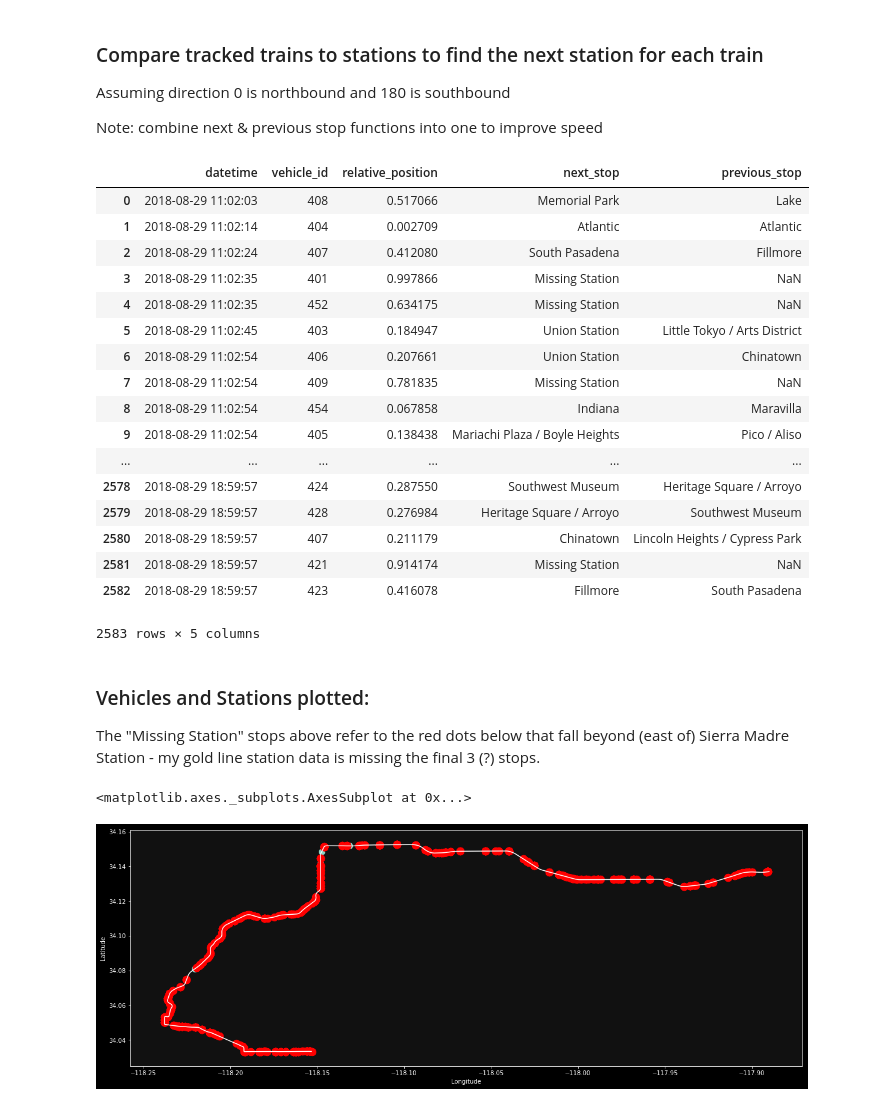
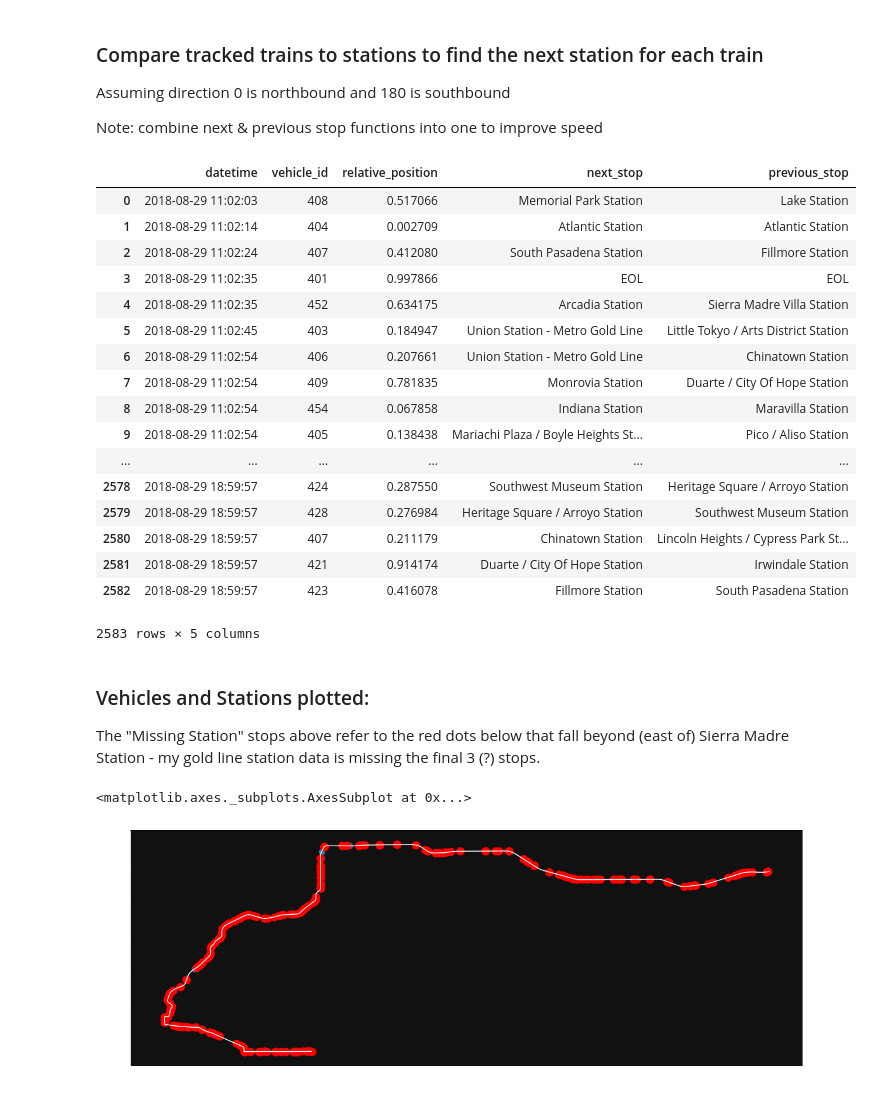
Before and after one commit to metro-ontime/analysis--deprecated, a Jupyter notebook: position_tracker.ipynb, the cells around one changed output. Saved outputs shown, nothing was run; the diff lists cells and outputs as text; code cells hidden in the pictures.

```diff
--- a/position_tracker.ipynb
+++ b/position_tracker.ipynb
@@ -16,0 +12,13 @@ gold_line_stations = stations[stations['MetroLine'] == 'Gold Line']
+# %%
+import geopandas as gpd
+import pandas as pd
+from shapely.geometry import Point
+
+#stations = gpd.read_file('shapefiles/Metro_Rail_Lines_Stops.shp')
+#gold_line_stations = stations[stations['MetroLine'] == 'Gold Line']
+stations = json.load(open('misc/GoldLineStationIds.json'))['items']
+stations = pd.DataFrame(stations)
+stations = gpd.GeoDataFrame(stations, geometry = [Point(xy) for xy in zip(stations.longitude, stations.latitude)])
+stations = stations.drop(['latitude', 'longitude'], axis=1)
+gold_line_stations = stations
+gold_line_stations
@@ -98,46 +122,48 @@ Note: combine next & previous stop functions into one to improve speed
 # %%
 def find_next_stop(relative_pos_of_train, direction):
     reverse = direction / 180
     for index, station in gold_line_stations_sorted.iterrows():
         if relative_pos_of_train < station.relative_position:
             stop_index = max(index - reverse, 0)
             return gold_line_stations_sorted.loc[stop_index]
 
 def find_previous_stop(relative_pos_of_train, direction):
     reverse = direction / 180
     for index, station in gold_line_stations_sorted.iterrows():
         if relative_pos_of_train < station.relative_position:
             previous_stop = max(index - 1 + reverse, 0)
             return gold_line_stations_sorted.loc[previous_stop]
 
 for index, train in analysis_window.iterrows():
-    if train.relative_position < 0.62:
-        next_stop = find_next_stop(train.relative_position, train.direction)
-        previous_stop = find_previous_stop(train.relative_position, train.direction)
-        analysis_window.loc[index, 'next_stop'] = next_stop['Station']
-        analysis_window.loc[index, 'previous_stop'] = previous_stop['Station']
-    else:
-        analysis_window.loc[index, 'next_stop'] = 'Missing Station'
-
+  next_stop = find_next_stop(train.relative_position, train.direction)
+  previous_stop = find_previous_stop(train.relative_position, train.direction)
+  if (next_stop is not None):
+    analysis_window.loc[index, 'next_stop'] = next_stop['display_name']
+  else:
+    analysis_window.loc[index, 'next_stop'] = 'EOL'
+  if (previous_stop is not None):
+    analysis_window.loc[index, 'previous_stop'] = previous_stop['display_name']
+  else:
+    analysis_window.loc[index, 'previous_stop'] = 'EOL'
 analysis_window[['datetime', 'vehicle_id', 'relative_position', 'next_stop', 'previous_stop']]
 # %% [output]
 |  | datetime | vehicle_id | relative_position | next_stop | previous_stop |
-| 0 | 2018-08-29 11:02:03 | 408 | 0.517066 | Memorial Park | Lake |
-| 1 | 2018-08-29 11:02:14 | 404 | 0.002709 | Atlantic | Atlantic |
-| 2 | 2018-08-29 11:02:24 | 407 | 0.412080 | South Pasadena | Fillmore |
-| 3 | 2018-08-29 11:02:35 | 401 | 0.997866 | Missing Station | NaN |
-| 4 | 2018-08-29 11:02:35 | 452 | 0.634175 | Missing Station | NaN |
-| 5 | 2018-08-29 11:02:45 | 403 | 0.184947 | Union Station | Little Tokyo / Arts District |
-| 6 | 2018-08-29 11:02:54 | 406 | 0.207661 | Union Station | Chinatown |
-| 7 | 2018-08-29 11:02:54 | 409 | 0.781835 | Missing Station | NaN |
-| 8 | 2018-08-29 11:02:54 | 454 | 0.067858 | Indiana | Maravilla |
-| 9 | 2018-08-29 11:02:54 | 405 | 0.138438 | Mariachi Plaza / Boyle Heights | Pico / Aliso |
+| 0 | 2018-08-29 11:02:03 | 408 | 0.517066 | Memorial Park Station | Lake Station |
+| 1 | 2018-08-29 11:02:14 | 404 | 0.002709 | Atlantic Station | Atlantic Station |
+| 2 | 2018-08-29 11:02:24 | 407 | 0.412080 | South Pasadena Station | Fillmore Station |
+| 3 | 2018-08-29 11:02:35 | 401 | 0.997866 | EOL | EOL |
+| 4 | 2018-08-29 11:02:35 | 452 | 0.634175 | Arcadia Station | Sierra Madre Villa Station |
+| 5 | 2018-08-29 11:02:45 | 403 | 0.184947 | Union Station - Metro Gold Line | Little Tokyo / Arts District Station |
+| 6 | 2018-08-29 11:02:54 | 406 | 0.207661 | Union Station - Metro Gold Line | Chinatown Station |
+| 7 | 2018-08-29 11:02:54 | 409 | 0.781835 | Monrovia Station | Duarte / City Of Hope Station |
+| 8 | 2018-08-29 11:02:54 | 454 | 0.067858 | Indiana Station | Maravilla Station |
+| 9 | 2018-08-29 11:02:54 | 405 | 0.138438 | Mariachi Plaza / Boyle Heights St... | Pico / Aliso Station |
 | ... | ... | ... | ... | ... | ... |
-| 2578 | 2018-08-29 18:59:57 | 424 | 0.287550 | Southwest Museum | Heritage Square / Arroyo |
-| 2579 | 2018-08-29 18:59:57 | 428 | 0.276984 | Heritage Square / Arroyo | Southwest Museum |
-| 2580 | 2018-08-29 18:59:57 | 407 | 0.211179 | Chinatown | Lincoln Heights / Cypress Park |
-| 2581 | 2018-08-29 18:59:57 | 421 | 0.914174 | Missing Station | NaN |
-| 2582 | 2018-08-29 18:59:57 | 423 | 0.416078 | Fillmore | South Pasadena |
+| 2578 | 2018-08-29 18:59:57 | 424 | 0.287550 | Southwest Museum Station | Heritage Square / Arroyo Station |
+| 2579 | 2018-08-29 18:59:57 | 428 | 0.276984 | Heritage Square / Arroyo Station | Southwest Museum Station |
+| 2580 | 2018-08-29 18:59:57 | 407 | 0.211179 | Chinatown Station | Lincoln Heights / Cypress Park St... |
+| 2581 | 2018-08-29 18:59:57 | 421 | 0.914174 | Duarte / City Of Hope Station | Irwindale Station |
+| 2582 | 2018-08-29 18:59:57 | 423 | 0.416078 | Fillmore Station | South Pasadena Station |
 2583 rows × 5 columns
 # %% [markdown]
 ### Vehicles and Stations plotted:
@@ -161,7 +187,7 @@ gold_line_stations.plot(ax=gold_line_plot, markersize=100)
 analysis_window.plot(ax=gold_line_plot, markersize=150, color="#ff0000")
 # %% [output]
 <matplotlib.axes._subplots.AxesSubplot at 0x...>
-[figure, old version]
+[figure, new version]
 # %%
 analysis_window.loc[analysis_window['geometry'].y < 34]
 # %% [output]
```
Also changed, not shown: parts of 8 cells of this notebook.
